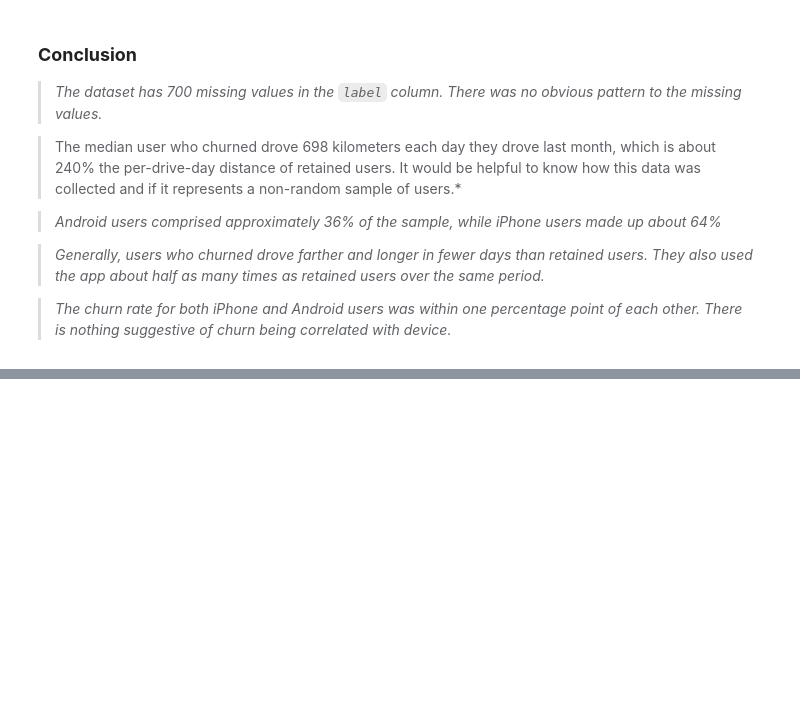
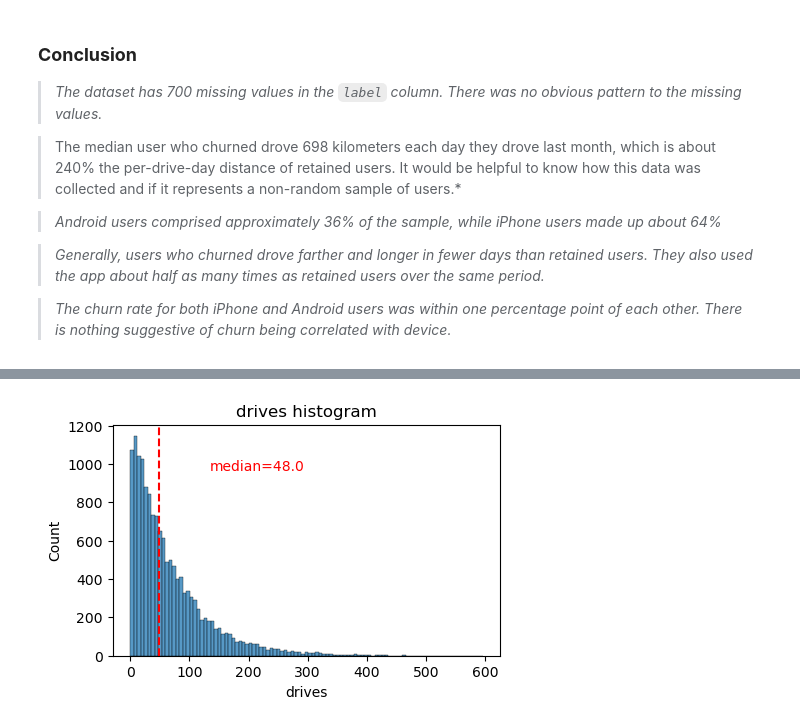
Before and after one commit to olidare/Data-Analytics---Waze, a Jupyter notebook: Waze - Exploratory Data Analysis.ipynb, the cells around one changed output, grey strips where cells are left out. Cells and saved outputs as stored; diff of their text form; code cells hidden in the pictures; blank space fills up the shorter version.

```diff
--- a/Waze - Exploratory Data Analysis.ipynb
+++ b/Waze - Exploratory Data Analysis.ipynb
@@ -288,0 +334,4 @@ The ratio of iPhone users and Android users is consistent between the churned gr
+# %%
+build_histogram('drives')
+# %% [output]
+[figure, added]
```
Also changed, not shown: parts of 5 cells of this notebook.
